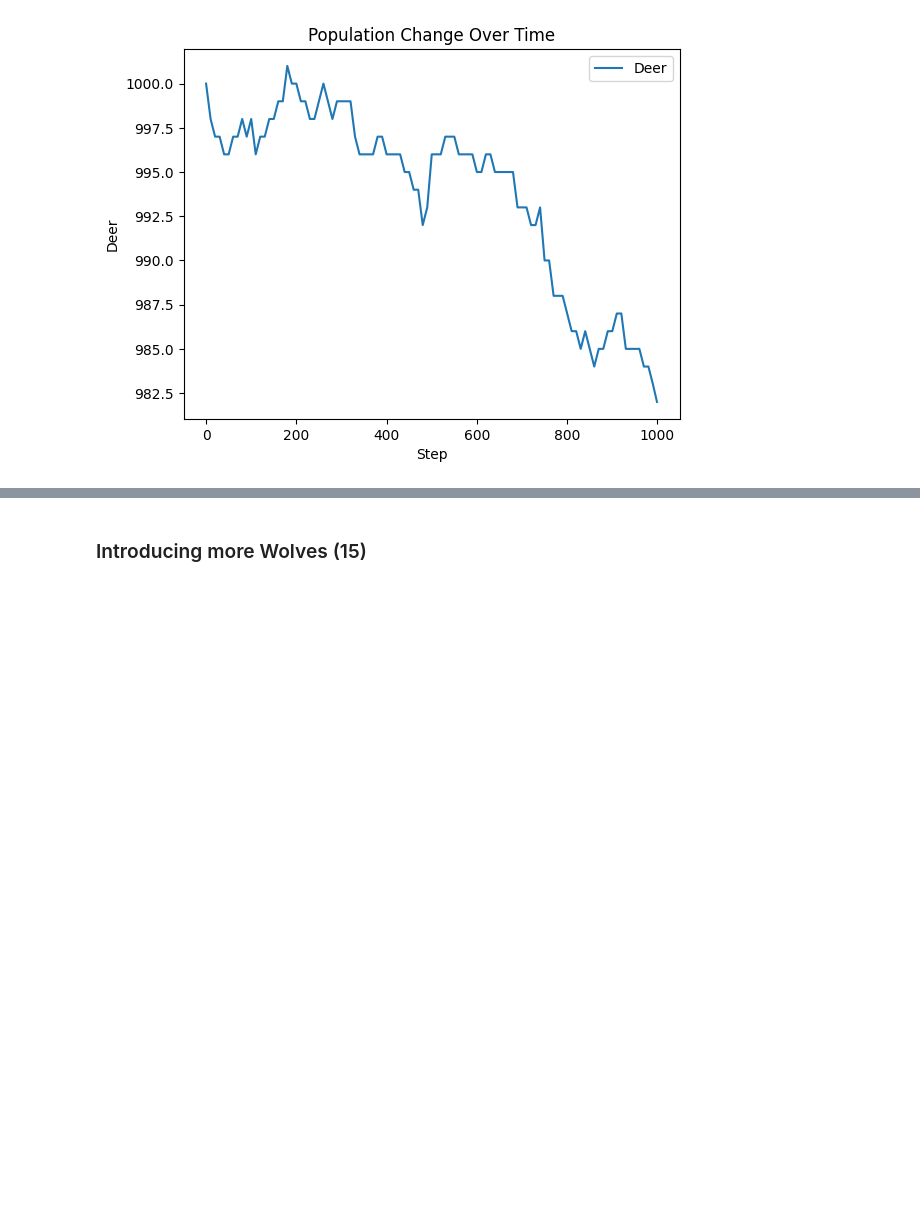
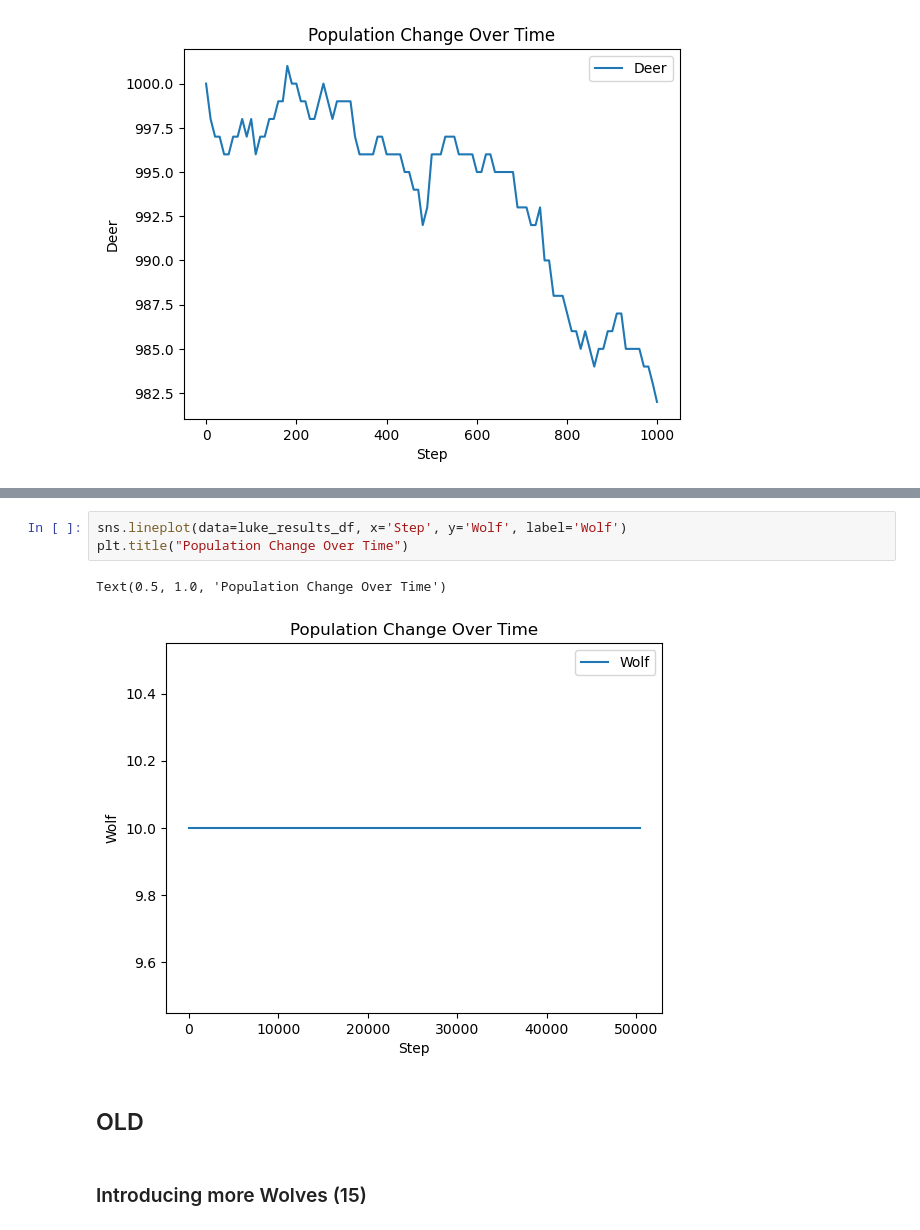
Before and after one commit to LukeRDuob/MDM3_wolf_reintroducution, a Jupyter notebook: project/ABM/notebook.ipynb, the cells around one changed output, grey strips where cells are left out. Drawn from its saved outputs; the diff is of its cells as text; blank space fills up the shorter version.

```diff
--- a/project/ABM/notebook.ipynb
+++ b/project/ABM/notebook.ipynb
@@ -83,3 +154,11 @@ Text(0.5, 1.0, 'Population Change Over Time')
+# %%
+sns.lineplot(data=luke_results_df, x='Step', y='Wolf', label='Wolf')
+plt.title("Population Change Over Time")
+# %% [output]
+Text(0.5, 1.0, 'Population Change Over Time')
+[figure, added]
+# %% [markdown]
+## OLD
 # %% [markdown]
 ### Introducing more Wolves (15)
 # %%
```
Also changed, not shown: parts of 3 cells of this notebook, 5 other files.
